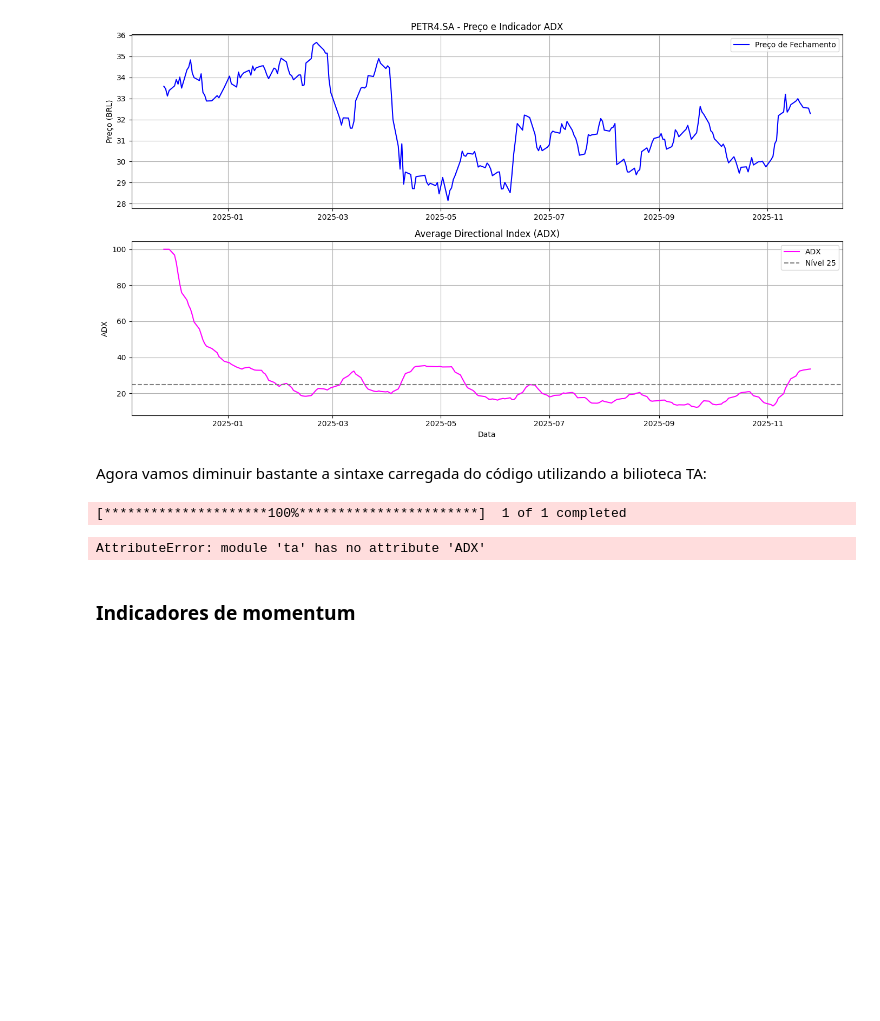
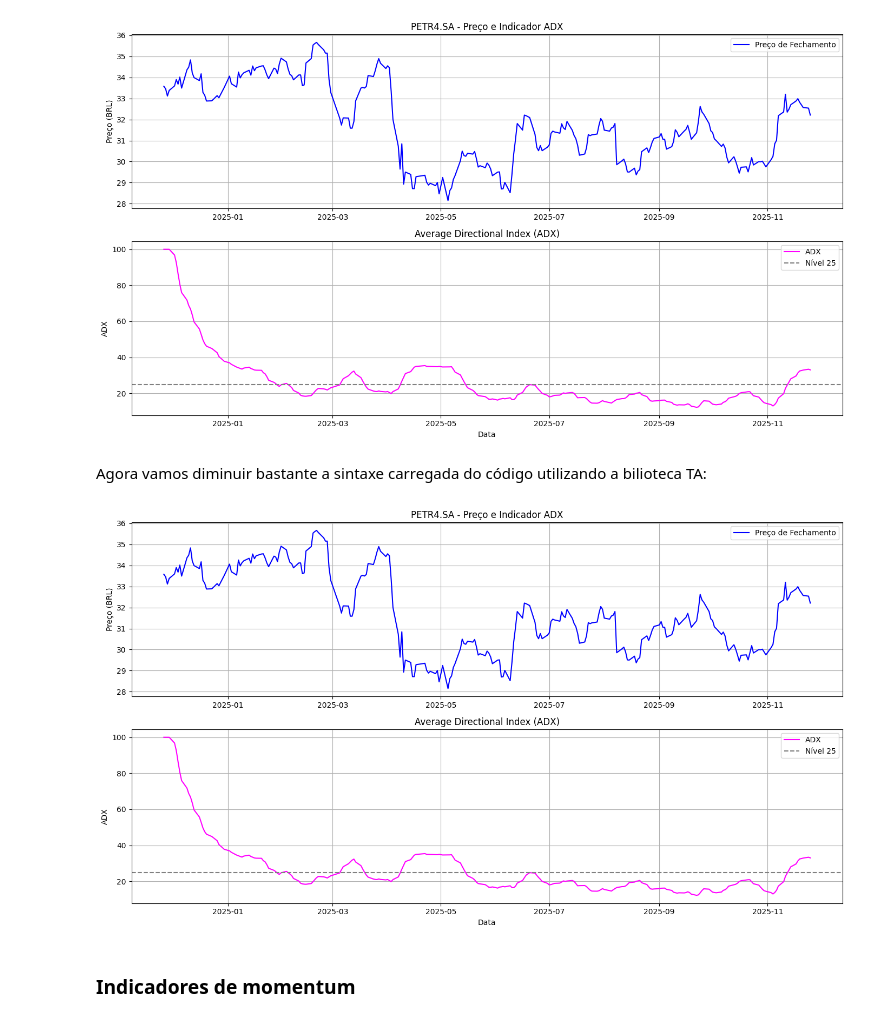
Before and after one commit to AnaBiaGZ/FEAdev-finquant-lab, a Jupyter notebook: Módulo 2 - Análise Quantitativa de Dados Financeiros/Lista 2.2.ipynb, the cells around one changed output. Drawn from its saved outputs; the diff is of its cells as text; code cells hidden in the pictures; blank space fills up the shorter version.

```diff
--- a/Módulo 2 - Análise Quantitativa de Dados Financeiros/Lista 2.2.ipynb
+++ b/Módulo 2 - Análise Quantitativa de Dados Financeiros/Lista 2.2.ipynb
@@ -521,42 +521,42 @@ Agora vamos diminuir bastante a sintaxe carregada do código utilizando a biliot
 import ta
 
 # Definir o ticker de uma ação brasileira (ex: PETR4 - Petrobras)
-ticker = 'PETR4.SA'
-# Baixar dados históricos do último ano
-data = yf.download(ticker, period='1y')
-
-# Remover possíveis valores nulos
-data = data.dropna()
 
 # Utilizando TA-lib para calcular o ADX com período de 14 dias
-data['ADX'] = ta.ADX(data['High'], data['Low'], data['Close'], timeperiod=14)
+adx_indicator = ta.trend.ADXIndicator(
+    high=df['High'],
+    low=df['Low'],
+    close=df['Close'],
+    window=14
+)
+
+df['ADX'] = adx_indicator.adx()
 
 # Plotando o gráfico do preço de fechamento e do ADX
 plt.figure(figsize=(14,8))
 
 # Gráfico 1: Preço de Fechamento
 plt.subplot(2,1,1)
 plt.plot(data.index, data['Close'], label='Preço de Fechamento', color='blue')
 plt.title(f"{ticker} - Preço e Indicador ADX")
 plt.ylabel("Preço (BRL)")
 plt.legend()
 plt.grid(True)
 
 # Gráfico 2: ADX
 plt.subplot(2,1,2)
 plt.plot(data.index, data['ADX'], label='ADX', color='magenta')
 plt.axhline(25, color='grey', linestyle='--', label='Nível 25')
 plt.title("Average Directional Index (ADX)")
 plt.xlabel("Data")
 plt.ylabel("ADX")
 plt.legend()
 plt.grid(True)
 
 plt.tight_layout()
 plt.show()
 # %% [output]
-[*********************100%***********************]  1 of 1 completed
-AttributeError: module 'ta' has no attribute 'ADX'
+[figure, added]
 # %% [markdown]
 ### **Indicadores de momentum**
 # %% [markdown]
```
Also changed, not shown: parts of 7 cells of this notebook.
